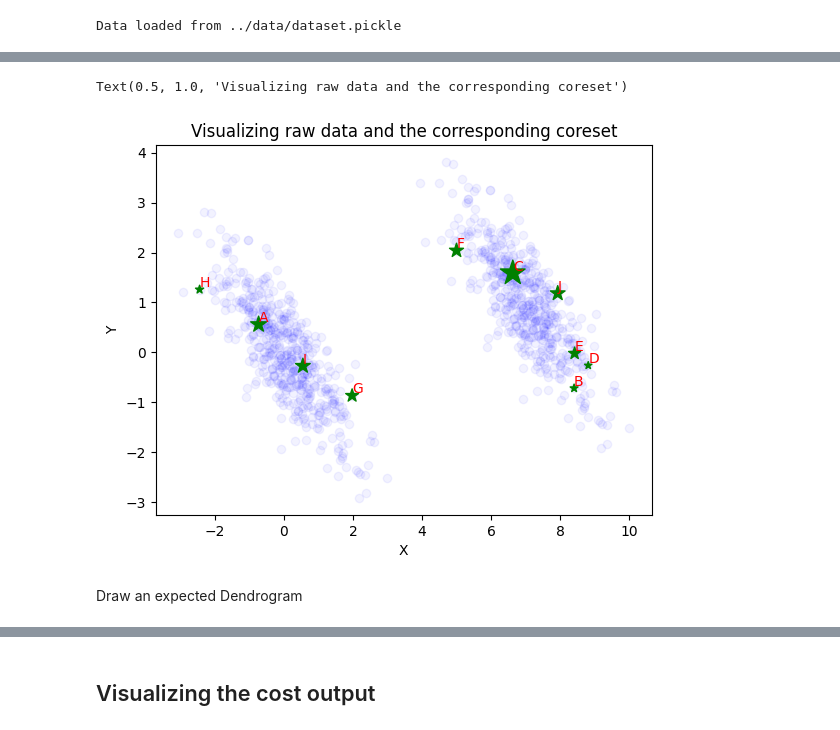
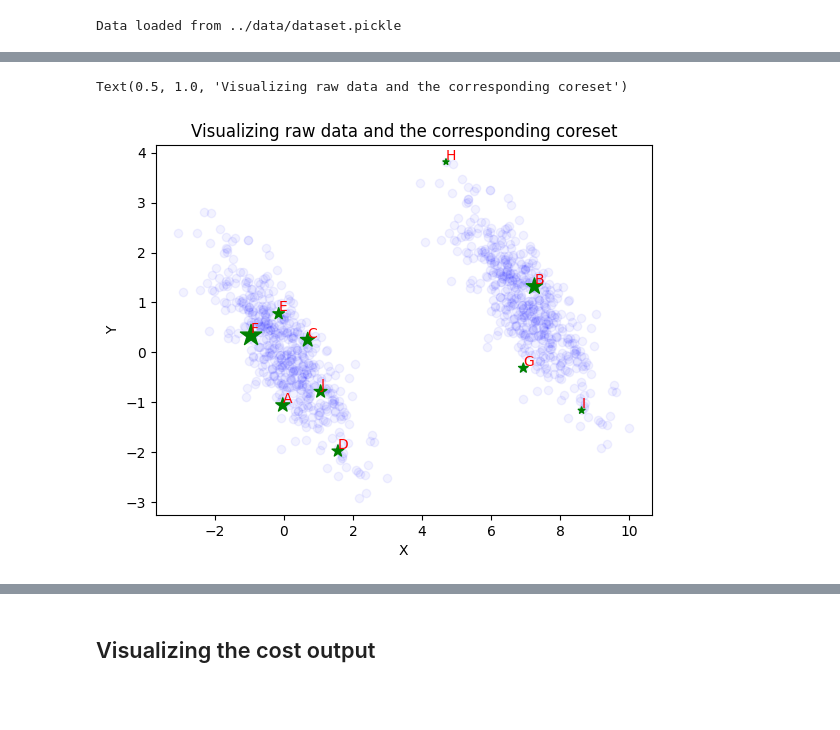
Before and after one commit to Boniface316/bigdata_vqa, a Jupyter notebook: Notebooks/Divisive_clustering_toy_experiment.ipynb, the cells around one changed output, grey strips where cells are left out. Saved outputs shown, nothing was run; the diff lists cells and outputs as text; code cells hidden in the pictures; blank space fills up the shorter version.

```diff
--- a/Notebooks/Divisive_clustering_toy_experiment.ipynb
+++ b/Notebooks/Divisive_clustering_toy_experiment.ipynb
@@ -12,11 +17,14 @@ from bigdatavqa.postexecution import get_divisive_cluster_cost
 # %%
+warnings.filterwarnings('ignore')
+
 number_of_qubits = 10
 circuit_depth = 1
 max_shots = 1000
 max_iterations = 100
 data_location = "../data"
-number_of_corsets_to_evaluate = 15
-number_of_centroid_evaluation = 20
+number_of_coresets_to_evaluate = 15
+number_of_sampling_for_centroids = 20
+threshold_for_max_cut = 0.2
 # %% [markdown]
 ### Load data
 # %%
@@ -79,0 +37,3 @@ Explain how coreset vectors and weights are normalized
+# %%
+coreset = Coreset(raw_data, number_of_sampling_for_centroids, number_of_qubits, number_of_coresets_to_evaluate)
+coreset_vectors, coreset_weights = coreset.get_best_coresets()
@@ -79,0 +42,5 @@ Explain how coreset vectors and weights are normalized
+# %%
+coreset_df = pd.DataFrame(coreset_vectors, columns=list("XY"))
+coreset_df['weights'] = coreset_weights
+coreset_df["Name"] = [chr(i + 65) for i in coreset_df.index]
+coreset_df
@@ -80,15 +59,13 @@ Explain how coreset vectors and weights are normalized
 # %%
 plt.scatter(raw_data[:, 0], raw_data[:, 1], color = 'blue', alpha=0.05)
-plt.scatter(coresets_pd.X, coresets_pd.Y, s = coresets_pd.weights, marker='*', color = 'green')
-for idx, row in coresets_pd.iterrows():
-    plt.annotate(row["name"], xy = (row.X, row.Y+ 0.05), color = "red")
+plt.scatter(coreset_df.X, coreset_df.Y, s = coreset_df.weights, marker='*', color = 'green')
+for idx, row in coreset_df.iterrows():
+    plt.annotate(row["Name"], xy = (row.X, row.Y+ 0.05), color = "red")
 
 plt.xlabel("X")
 plt.ylabel("Y")
 
 plt.title("Visualizing raw data and the corresponding coreset")
 # %% [output]
 Text(0.5, 1.0, 'Visualizing raw data and the corresponding coreset')
-[figure, old version]
+[figure, new version]
-# %% [markdown]
-Draw an expected Dendrogram
```
Also changed, not shown: parts of 27 cells of this notebook, 18 other files.
